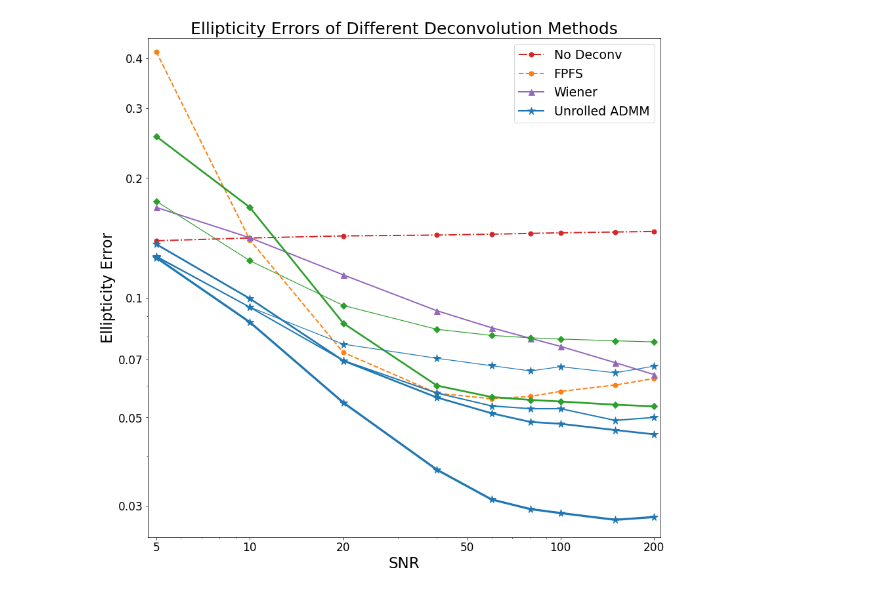
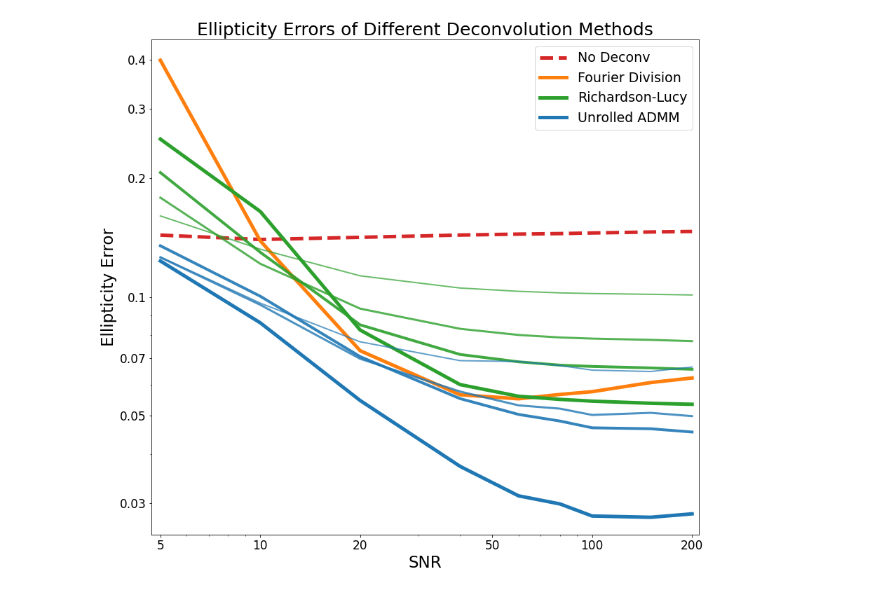
Before and after one commit to Lukeli0425/Galaxy-Deconv, a Jupyter notebook: error_snr.ipynb, the cells around one changed output. Drawn from its saved outputs; the diff is of its cells as text; code cells hidden in the pictures.

Commit message:
update figures

```diff
--- a/error_snr.ipynb
+++ b/error_snr.ipynb
@@ -7,17 +7,16 @@ import matplotlib.pyplot as plt
 
 %matplotlib inline
 # %%
-methods = {'No_Deconv':('-.o', 2),
-           'FPFS':('--o', 2),
-           'Wiener':('-^', 2),
-           'Richard-Lucy(20)':('-D', 1.2), #'Richard-Lucy(20)':('-D', 2),
-           'Richard-Lucy(50)':('-D', 2.7), # 'Richard-Lucy(50)':('-D', 3.3),
-          #  'Richard-Lucy(100)':('-D', 4),
-           'Unrolled_ADMM(1)':('-*', 1.2), 'Unrolled_ADMM(2)':('-*', 2),
-           'Unrolled_ADMM(4)':('-*', 2.7), 'Unrolled_ADMM(8)':('-*', 3.3)}
+methods = {'No_Deconv':('--', 1, 5), #.o
+           'FPFS':('-', 1, 5),#^
+           'Richard-Lucy(10)':('-', 0.7, 2), 'Richard-Lucy(20)':('-', 0.8, 3), # D
+           'Richard-Lucy(30)':('-', 0.9, 4), 'Richard-Lucy(50)':('-', 1, 5),
+          #  'Richard-Lucy(100):'--D',
+           'Unrolled_ADMM(1)':('-', 0.7, 2), 'Unrolled_ADMM(2)':('-', 0.8, 3), # *
+           'Unrolled_ADMM(4)':('-', 0.9, 4), 'Unrolled_ADMM(8)':('-', 1, 5)}
 snrs = [5, 10, 20, 40, 60, 80, 100, 150, 200]
 # %%
-fig, ax1 = plt.subplots(figsize=(14,14), facecolor='white')
+fig, ax1 = plt.subplots(figsize=(14,13), facecolor='white')
 
 for method in methods:
     g_errs, g_stds = [], []
@@ -26,35 +25,35 @@ for method in methods:
         results = json.load(f)
     if method == 'No_Deconv':
         gt_shear = np.array(results['20']['gt_shear'])
     # results.pop('time')
 
     for snr in snrs:
         rec_err = np.abs(np.array(results[str(snr)]['rec_shear']) - gt_shear)
         g_errs.append(np.mean(rec_err[:,2]))
         g_stds.append(np.std(rec_err[:,2]))
     color = 'tab:blue' if 'ADMM' in method else ('tab:green' if 'Richard-Lucy' in method else ('tab:purple' if method=='Wiener' else ('tab:orange' if method=='FPFS' else 'tab:red')))
     markersize = 11.7 if 'ADMM' in method else (6.5 if 'Richard-Lucy' in method else (9 if method == 'Wiener' else 7))
-    if methods[method][1] == 2:
-        label = 'Unrolled ADMM' if 'ADMM' in method else ('Richard-Lucy' if 'Richard-Lucy' in method else ('No Deconv' if 'No' in method else method))
-        ax1.plot(snrs, g_errs, methods[method][0], label=label, color=color, linewidth=methods[method][1], markersize=markersize)
+    if methods[method][1] == 1:
+        label = 'Unrolled ADMM' if 'ADMM' in method else ('Richardson-Lucy' if 'Richard-Lucy' in method else ('No Deconv' if 'No' in method else 'Fourier Division'))
+        ax1.plot(snrs, g_errs, methods[method][0], label=label, color=color, linewidth=methods[method][2], alpha=methods[method][1], markersize=markersize)
     else:
-        ax1.plot(snrs, g_errs, methods[method][0], color=color, linewidth=methods[method][1], markersize=markersize)
+        ax1.plot(snrs, g_errs, methods[method][0], color=color, linewidth=methods[method][2], alpha=methods[method][1], markersize=markersize)
 
 ax1.set_ylim(0.025,0.45)
 ax1.set_yscale('log', base=10)
 ax1.set_yticks([0.03,0.05,0.07,0.1,0.2,0.3,0.4])
 ax1.set_yticklabels(['0.03','0.05','0.07','0.1','0.2','0.3','0.4'])
 ax1.set_ylabel('Ellipticity Error', fontsize=23)
 
 ax1.set_xlim([4.7, 210])
 ax1.set_xscale('log')
 ax1.set_xticks([5,10,20,50,100,200])
 ax1.set_xticklabels(['5','10','20','50','100','200'])
 ax1.set_xlabel('SNR', fontsize=23)
 
 plt.legend(fontsize=19)
 plt.tick_params(labelsize=17)
 plt.title('Ellipticity Errors of Different Deconvolution Methods', fontsize=25)
 plt.savefig(os.path.join('figures', f'err_snr.jpg'), bbox_inches='tight')
 # %% [output]
-[figure, old version]
+[figure, new version]
```
Also changed, not shown: 21 other files.
